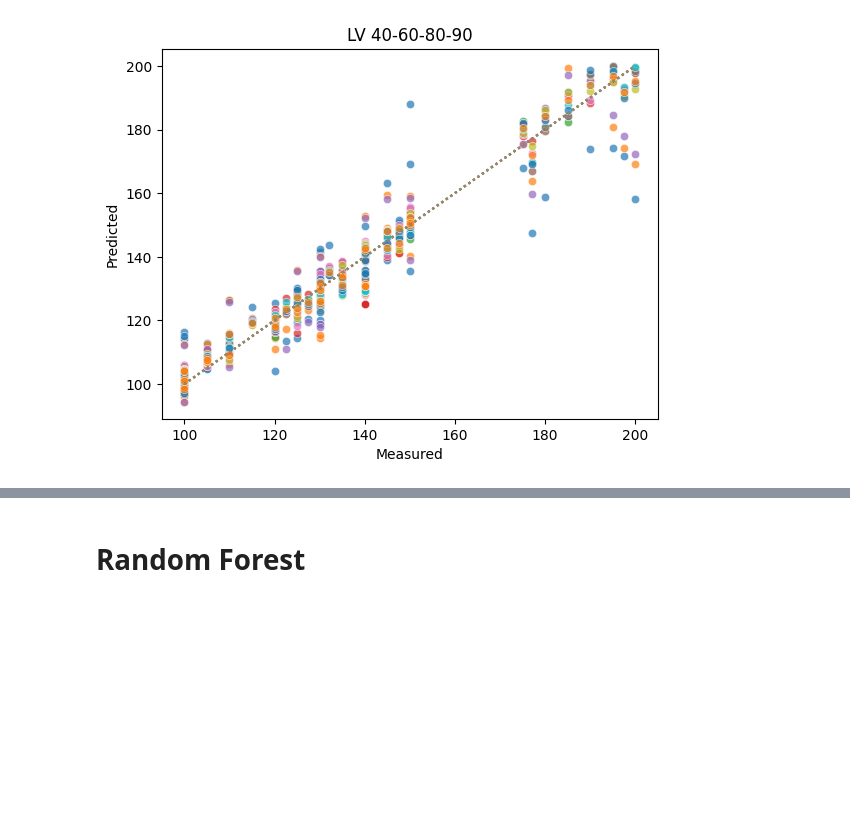
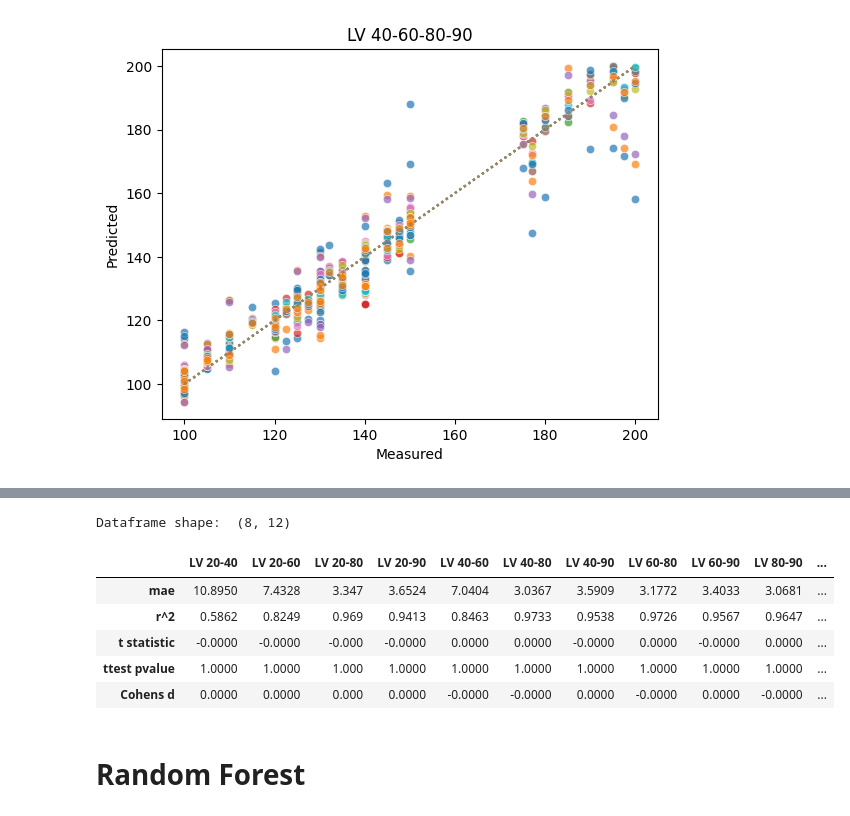
Before and after one commit to silvhua/lighthouse-capstone-project, a Jupyter notebook: notebooks/2022-12-01 iteration 3 train test split.ipynb, the cells around one changed output, grey strips where cells are left out. Drawn from its saved outputs; the diff is of its cells as text; code cells hidden in the pictures; blank space fills up the shorter version.

```diff
--- a/notebooks/2022-12-01 iteration 3 train test split.ipynb
+++ b/notebooks/2022-12-01 iteration 3 train test split.ipynb
@@ -436,3 +431,15 @@ metrics
+# %%
+metrics = load_csv('03 iteration metrics and coefficients.csv', filepath=r'C:\Users\silvh\OneDrive\lighthouse\projects\lighthouse-capstone-project\output\models',
+    column1_as_index=True)
+metrics.head()
+# %% [output]
+Dataframe shape:  (8, 12)
+|  | LV 20-40 | LV 20-60 | LV 20-80 | LV 20-90 | LV 40-60 | LV 40-80 | LV 40-90 | LV 60-80 | LV 60-90 | LV 80-90 | ... |
+| mae | 10.8950 | 7.4328 | 3.347 | 3.6524 | 7.0404 | 3.0367 | 3.5909 | 3.1772 | 3.4033 | 3.0681 | ... |
+| r^2 | 0.5862 | 0.8249 | 0.969 | 0.9413 | 0.8463 | 0.9733 | 0.9538 | 0.9726 | 0.9567 | 0.9647 | ... |
+| t statistic | -0.0000 | -0.0000 | -0.000 | -0.0000 | 0.0000 | 0.0000 | -0.0000 | 0.0000 | -0.0000 | 0.0000 | ... |
+| ttest pvalue | 1.0000 | 1.0000 | 1.000 | 1.0000 | 1.0000 | 1.0000 | 1.0000 | 1.0000 | 1.0000 | 1.0000 | ... |
+| Cohens d | 0.0000 | 0.0000 | 0.000 | 0.0000 | -0.0000 | -0.0000 | 0.0000 | -0.0000 | 0.0000 | -0.0000 | ... |
 # %% [markdown]
 # Random Forest
 # %%
```
Also changed, not shown: parts of 10 cells of this notebook, 54 other files.
